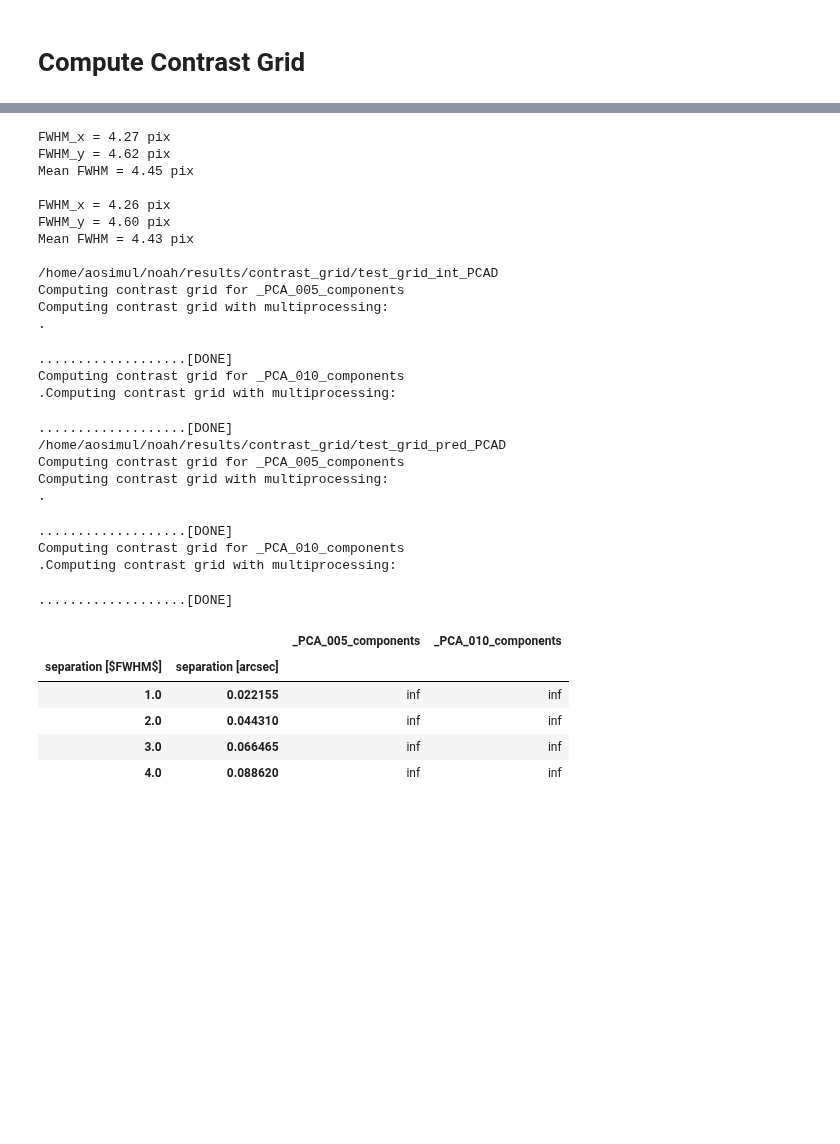
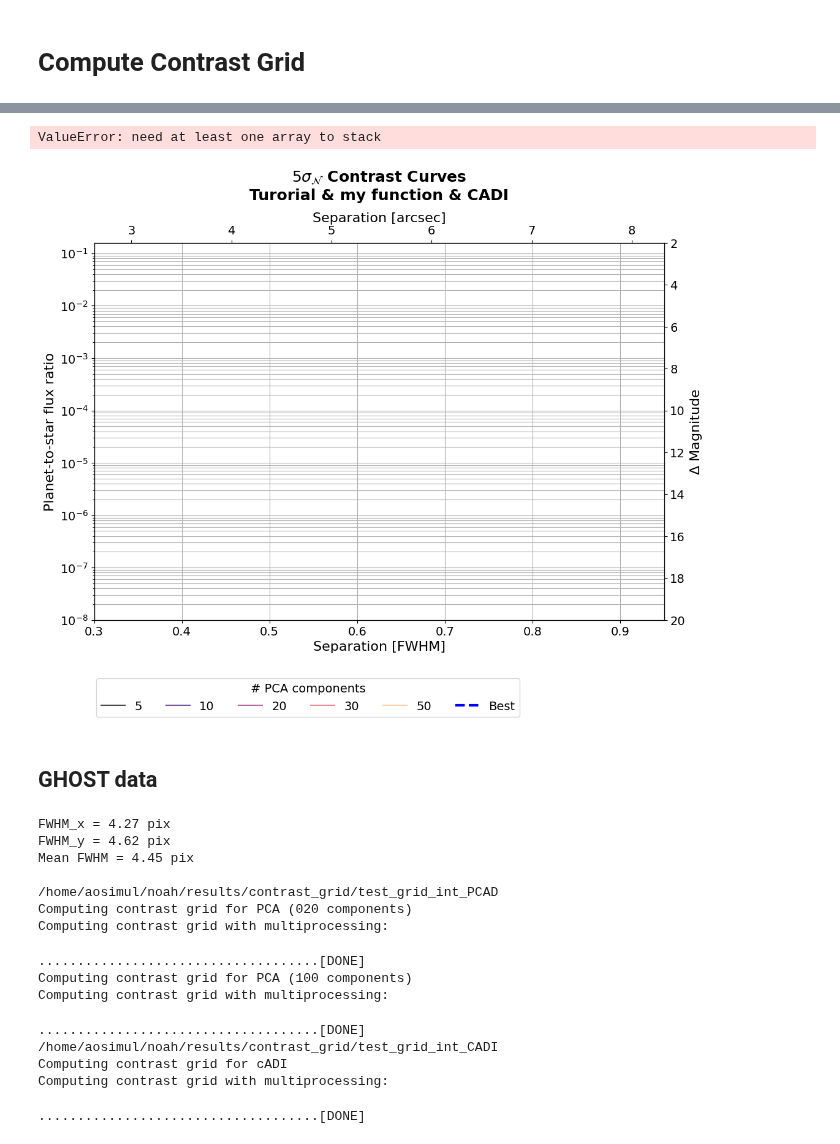
Before and after one commit to noah-bns/ESO_internship, a Jupyter notebook: notebooks/view_GHOST_screens_24.ipynb, the cells around one changed output, grey strips where cells are left out. Saved outputs shown, nothing was run; the diff lists cells and outputs as text; code cells hidden in the pictures; blank space fills up the shorter version.

```diff
--- a/notebooks/view_GHOST_screens_24.ipynb
+++ b/notebooks/view_GHOST_screens_24.ipynb
@@ -776,0 +966,8 @@ print(os.path.getsize('/home/aosimul/noah/data/ghost_images/test/5seeing/SLM_pha
+# %%
+# Compare to using my function:
+separation              = 1
+max_separation          = 1
+seps =  None if separation == None else np.arange(0, round(center_subpixel(science_data[0])[0] * max_separation), fwhm* separation)[1:]
+
+contrast_instance = fake_planet_experiment(contrast_instance, flux_ratios, num_fake_planets, components, version = 'CADI',)
+contrast_curves_grid, contrast_grids = compute_contrast_curves(contrast_instance, dataset["fwhm"], pixel_scale=0.02718,  photometry = 'AS', test = 't-test', grid = True)
@@ -777,3 +989,21 @@ print(os.path.getsize('/home/aosimul/noah/data/ghost_images/test/5seeing/SLM_pha
+# %%
+rangey = (20, 2)
+limx = (0.3, 0.95)
+plot_contrast_curves2(contrast_curves_grid, rangey, lim_x = limx, cmap = 'magma', title =(r"$5 \sigma_{\mathcal{N}}$ Contrast Curves" +f"\nTurorial & my function & CADI"))
+#plt.savefig(f'/home/aosimul/noah/results/animations/Tutorial_ccfromgrid_myfunc.png')
+components = None
+folder = f'/home/aosimul/noah/results/tutorial/contrast_grid'
+
+create_pca_gif(
+    folder,
+    components,
+    output_gif=f"/home/aosimul/noah/results/animations/Tutorial_pca_ccfromgrid_myfunc_CADI.gif",
+    duration=0.5)
+# %% [output]
+ValueError: need at least one array to stack
+[figure, added]
+# %% [markdown]
+## GHOST data
 # %%
 # CREATE CURVES FROM CHECKPOINT DIR
 
@@ -785,18 +1015,18 @@ datasets = {
         "dit_science"   : dit_science,            #s = 10 phase screens at 0.001s each
     },
 
-    "pred": {
-        "psf"           : psf_pred,
-        "fwhm"          : calculate_fwhm(psf_pred),
-        "dit_psf"       : dit_psf,      #s of integration time
-        "dit_science"   : dit_science,
-    },
+    # "pred": {
+    #     "psf"           : psf_pred,
+    #     "fwhm"          : calculate_fwhm(psf_pred),
+    #     "dit_psf"       : dit_psf,      #s of integration time
+    #     "dit_science"   : dit_science,
+    # },
 
 }
 
 algorithms = {
     "PCAD": "PCAD",
-    #"CADI": "CADI",
+    "CADI": "CADI",
 }
 
 grids = {}
@@ -821,7 +1051,7 @@ for dataset_name, dataset in datasets.items():
             checkpoint_dir      =root_dir / Path(path)
             )
 
-        grids[(dataset_name, algo_name)] = compute_contrast_curves(contrast_instance, dataset["fwhm"], pixel_scale=pixel_size,  photometry = 'AS', test = 't-test', grid = True)
+        grids[(dataset_name, algo_name)] = compute_contrast_curves(contrast_instance, dataset["fwhm"], pixel_scale=None,  photometry = 'AS', test = 't-test', grid = True)
 
 test_grid = grids.copy()
 # %% [output]
@@ -829,26 +1059,17 @@ FWHM_x = 4.27 pix
 FWHM_y = 4.62 pix
 Mean FWHM = 4.45 pix
 
-FWHM_x = 4.26 pix
-FWHM_y = 4.60 pix
-Mean FWHM = 4.43 pix
-
 /home/aosimul/noah/results/contrast_grid/test_grid_int_PCAD
-Computing contrast grid for _PCA_005_components
+Computing contrast grid for PCA (020 components)
 Computing contrast grid with multiprocessing:
-.
-...................[DONE]
-Computing contrast grid for _PCA_010_components
-.Computing contrast grid with multiprocessing:
+....................................[DONE]
+Computing contrast grid for PCA (100 components)
+Computing contrast grid with multiprocessing:
-...................[DONE]
-/home/aosimul/noah/results/contrast_grid/test_grid_pred_PCAD
-Computing contrast grid for _PCA_005_components
+....................................[DONE]
+/home/aosimul/noah/results/contrast_grid/test_grid_int_CADI
+Computing contrast grid for cADI
 Computing contrast grid with multiprocessing:
-.
-...................[DONE]
-Computing contrast grid for _PCA_010_components
-.Computing contrast grid with multiprocessing:
+....................................[DONE]
-...................[DONE]
 # %%
 def plot_contrast_grid(
     contrast_grid_axis,
@@ -942,11 +1160,2 @@ contrast_curves_grid_pred, contrast_grids_pred = test_grid[('pred',  algo_name)]
-# %%
-contrast_curves_grid_pred
-# %% [output]
-|  |  | _PCA_005_components | _PCA_010_components |
-| separation [$FWHM$] | separation [arcsec] |  |  |
-| 1.0 | 0.022155 | inf | inf |
-| 2.0 | 0.044310 | inf | inf |
-| 3.0 | 0.066465 | inf | inf |
-| 4.0 | 0.088620 | inf | inf |
 # %%
 # compute the overall best contrast curve
```
Also changed, not shown: parts of 17 cells of this notebook, 3 other files.
